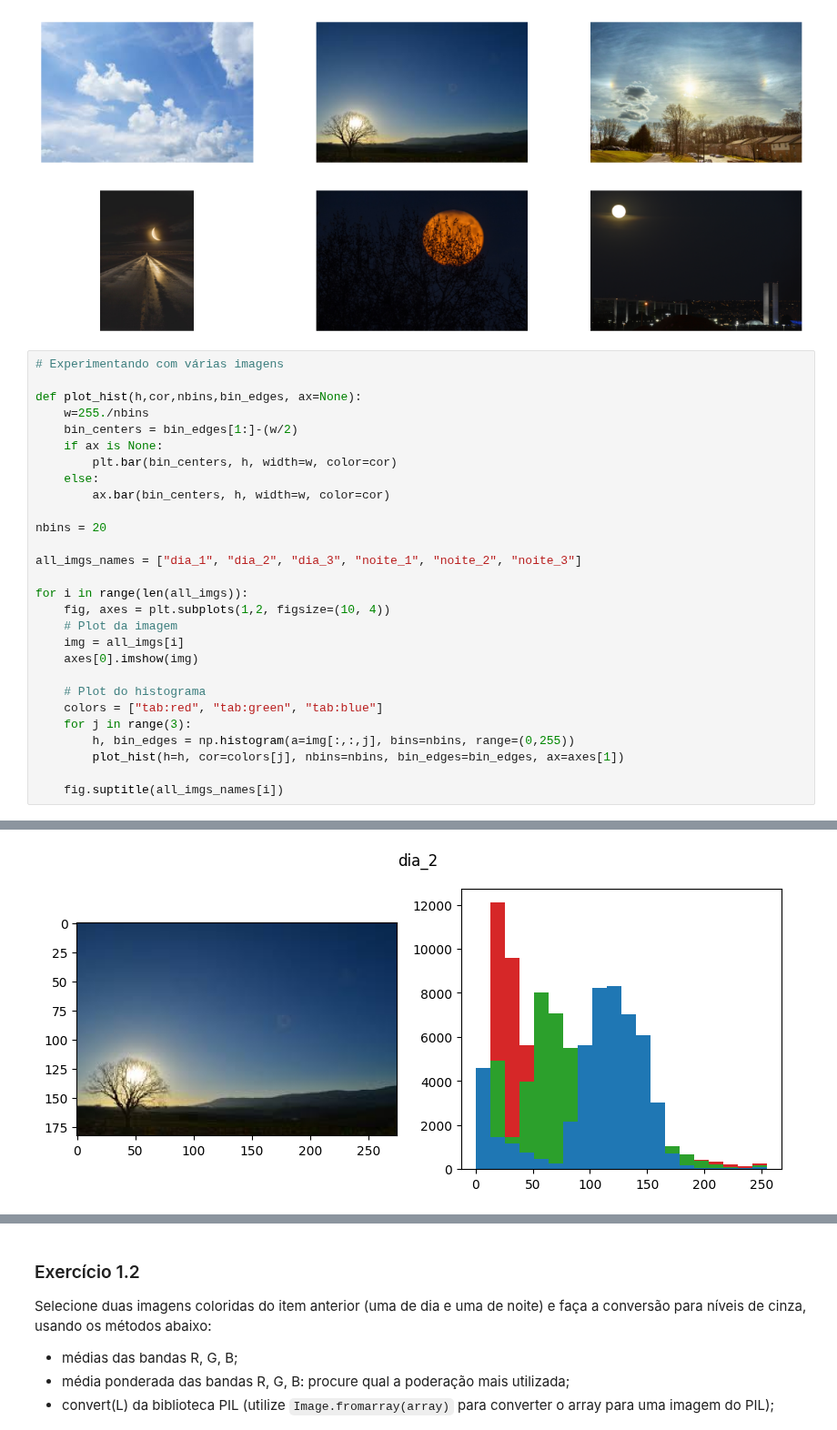
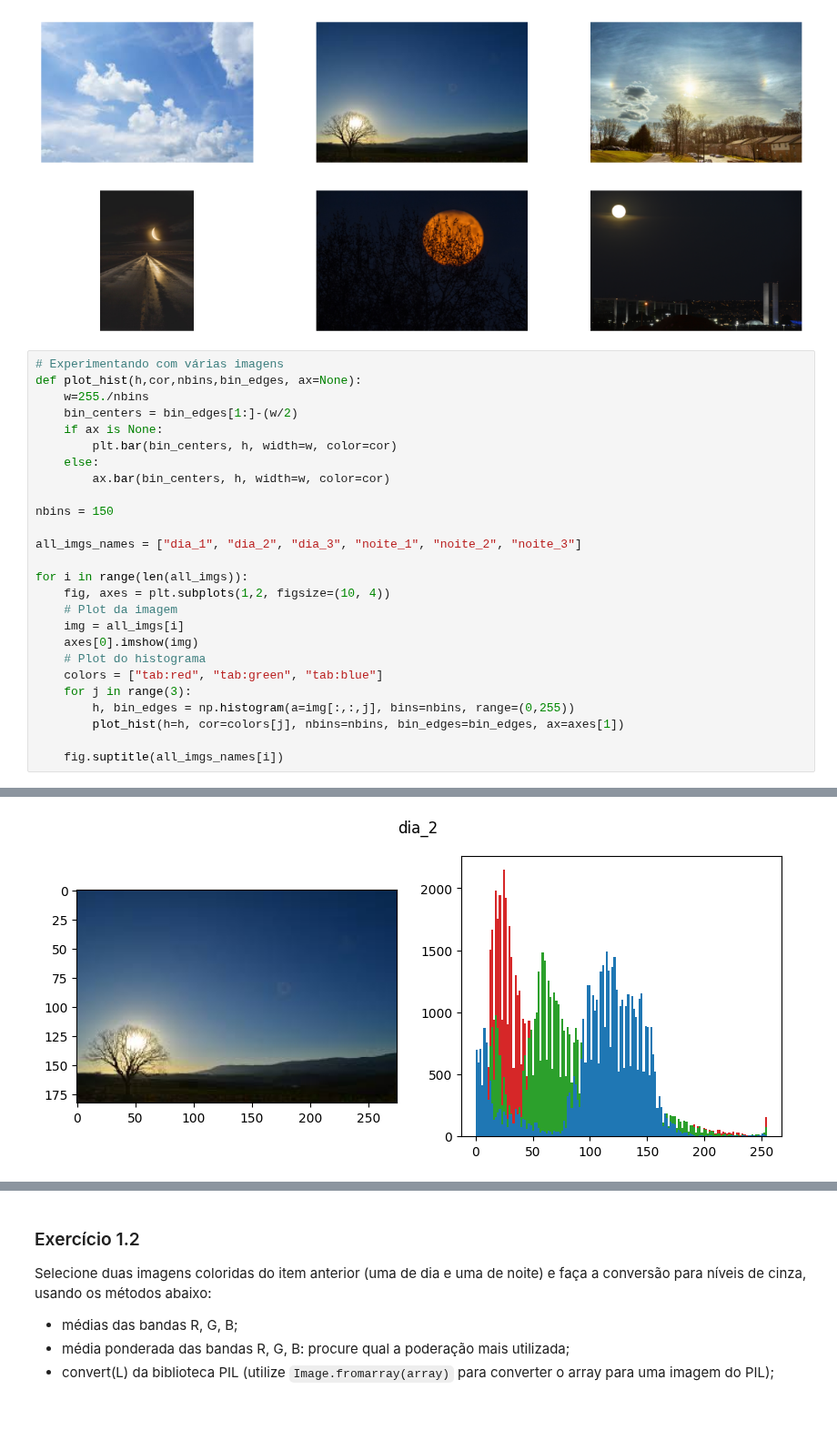
Before and after one commit to UNICAMP-EA979/2026s1-pi02-histogramas-knn-leticialopesms, a Jupyter notebook: Atividade.ipynb, the cells around one changed output, grey strips where cells are left out. Shown at 91% size. Cells and saved outputs as stored; diff of their text form.

```diff
--- a/Atividade.ipynb
+++ b/Atividade.ipynb
@@ -70,7 +71,6 @@ for daytime in ["dia", "noite"]:
 [figure]
 # %%
 # Experimentando com várias imagens
-
 def plot_hist(h,cor,nbins,bin_edges, ax=None):
     w=255./nbins
     bin_centers = bin_edges[1:]-(w/2)
@@ -79,7 +79,7 @@ def plot_hist(h,cor,nbins,bin_edges, ax=None):
     else:
         ax.bar(bin_centers, h, width=w, color=cor)
 
-nbins = 20
+nbins = 150
 
 all_imgs_names = ["dia_1", "dia_2", "dia_3", "noite_1", "noite_2", "noite_3"]
 
@@ -88,7 +88,6 @@ for i in range(len(all_imgs)):
     # Plot da imagem
     img = all_imgs[i]
     axes[0].imshow(img)
-
     # Plot do histograma
     colors = ["tab:red", "tab:green", "tab:blue"]
     for j in range(3):
@@ -101 +100 @@ for i in range(len(all_imgs)):
-[figure, old version]
+[figure, new version]
```
Also changed, not shown: parts of 39 cells of this notebook.
